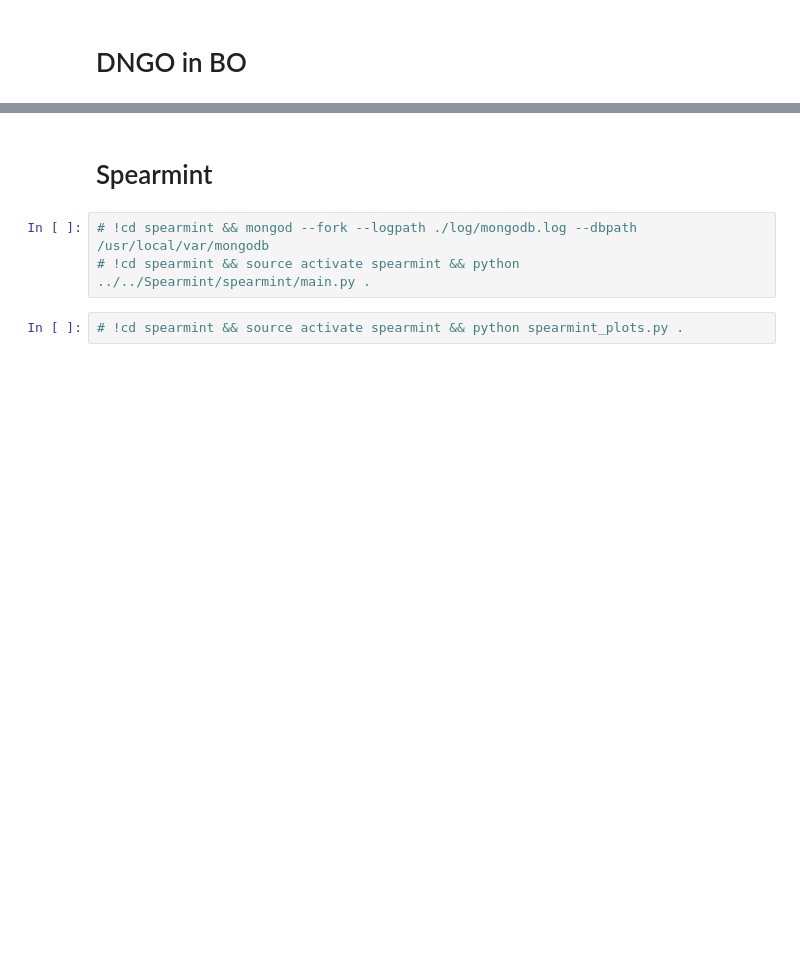
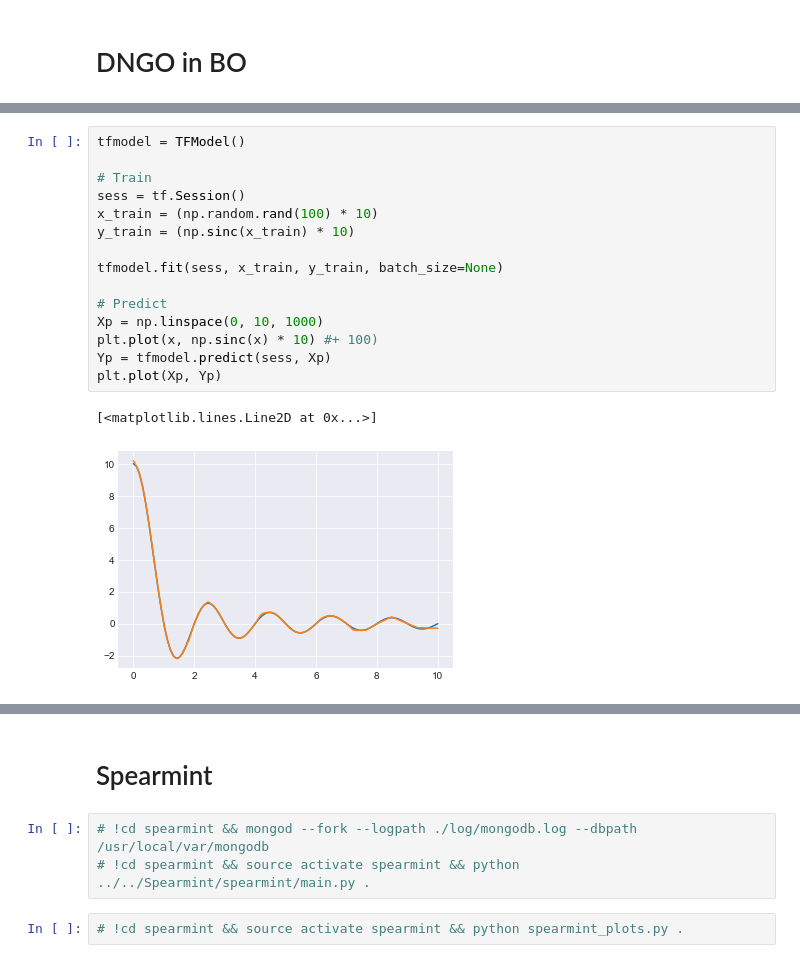
Before and after one commit to tmpethick/ensembled-dngo, a Jupyter notebook: sandbox.ipynb, the cells around one changed output, grey strips where cells are left out. Cells and saved outputs as stored; diff of their text form; blank space fills up the shorter version.

```diff
--- a/sandbox.ipynb
+++ b/sandbox.ipynb
@@ -335,0 +378,18 @@ for i in range(0, n_iter):
+# %%
+tfmodel = TFModel()
+
+# Train
+sess = tf.Session()
+x_train = (np.random.rand(100) * 10)
+y_train = (np.sinc(x_train) * 10)
+
+tfmodel.fit(sess, x_train, y_train, batch_size=None)
+
+# Predict
+Xp = np.linspace(0, 10, 1000)
+plt.plot(x, np.sinc(x) * 10) #+ 100)
+Yp = tfmodel.predict(sess, Xp)
+plt.plot(Xp, Yp)
+# %% [output]
+[<matplotlib.lines.Line2D at 0x...>]
+[figure, added]
```
Also changed, not shown: parts of 18 cells of this notebook, 3 other files.
